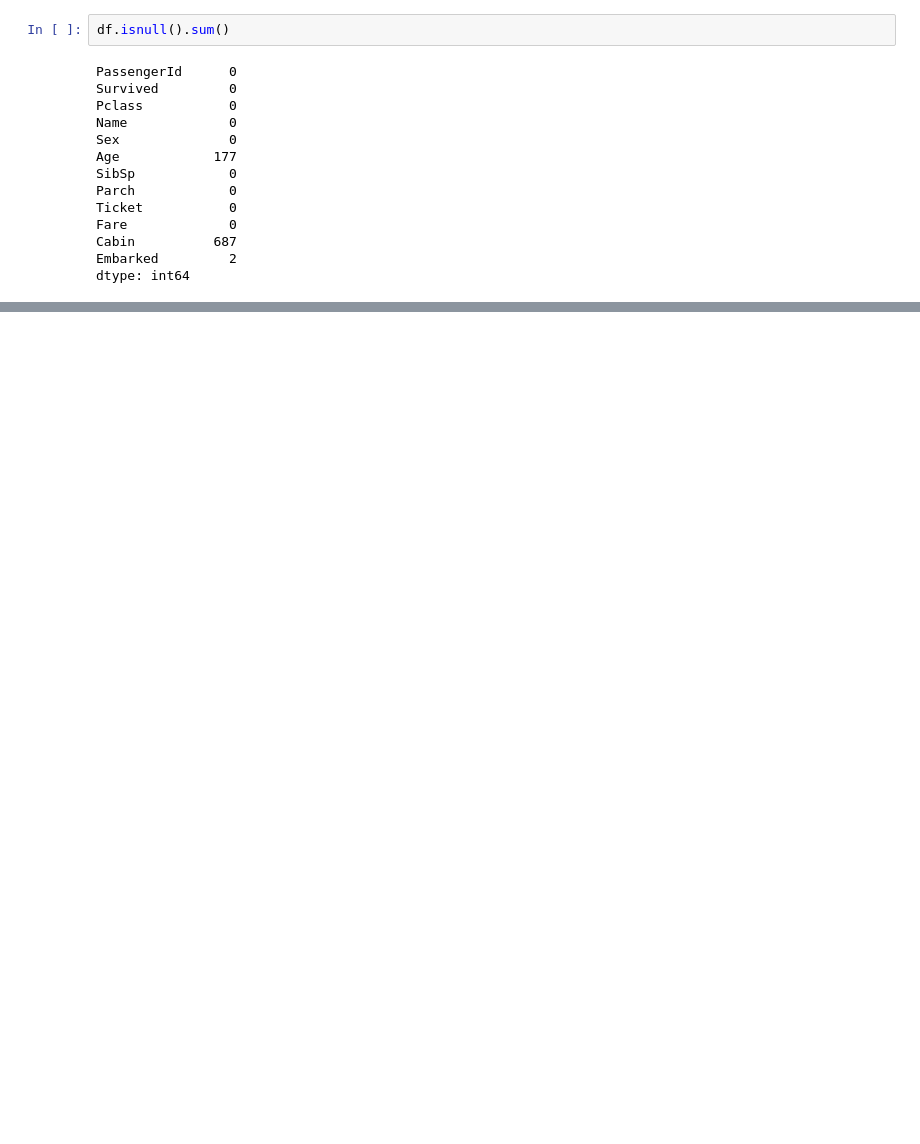
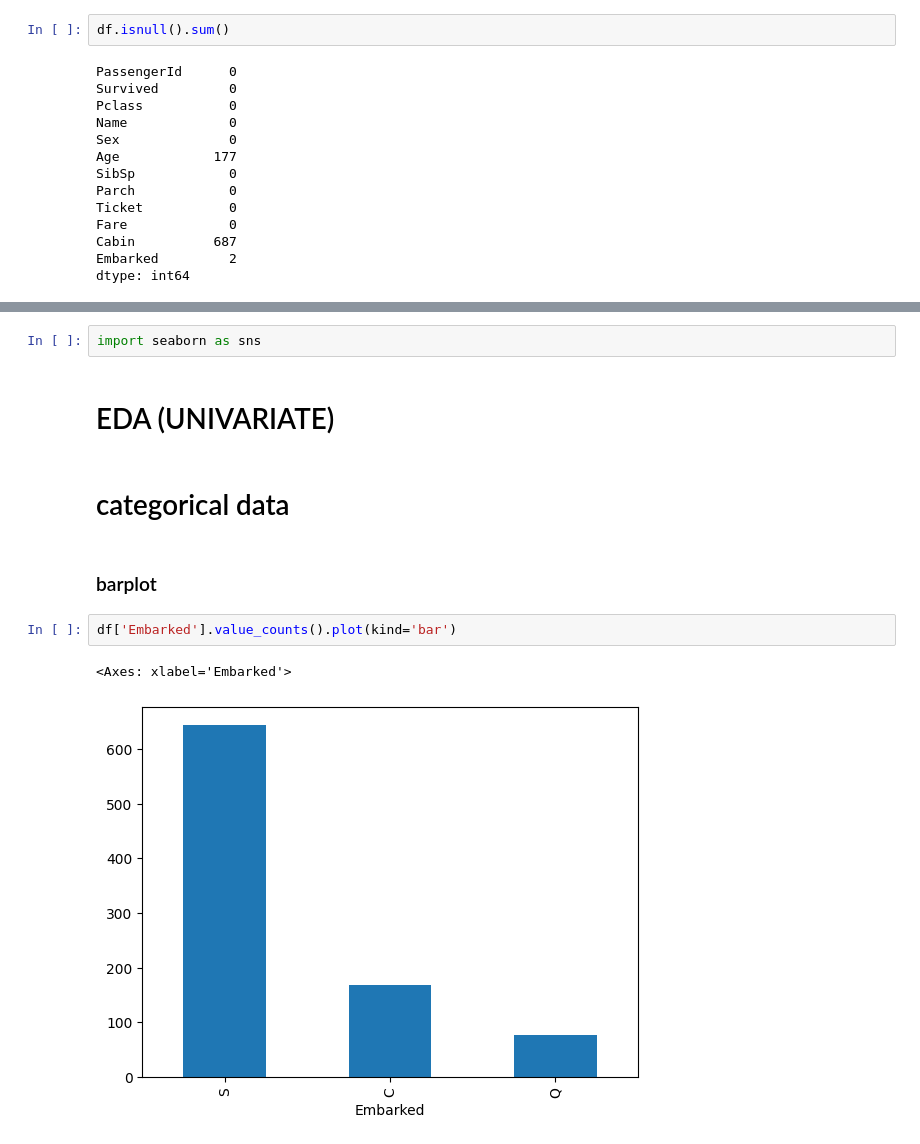
Before and after one commit to Jeminimardiya/ML_Projects, a Jupyter notebook: titenic/titenic.ipynb, the cells around one changed output, grey strips where cells are left out. Cells and saved outputs as stored; diff of their text form; blank space fills up the shorter version.

Commit message:
perform univariate(EDA)

```diff
--- a/titenic/titenic.ipynb
+++ b/titenic/titenic.ipynb
@@ -101,0 +100,13 @@ For further information visit https://errors.pydantic.dev/2.5/u/import-error
+# %%
+import seaborn as sns
+# %% [markdown]
+# EDA (UNIVARIATE)
+# %% [markdown]
+# categorical data
+# %% [markdown]
+### barplot
+# %%
+df['Embarked'].value_counts().plot(kind='bar')
+# %% [output]
+<Axes: xlabel='Embarked'>
+[figure, added]
```
Also changed, not shown: parts of 17 cells of this notebook.
